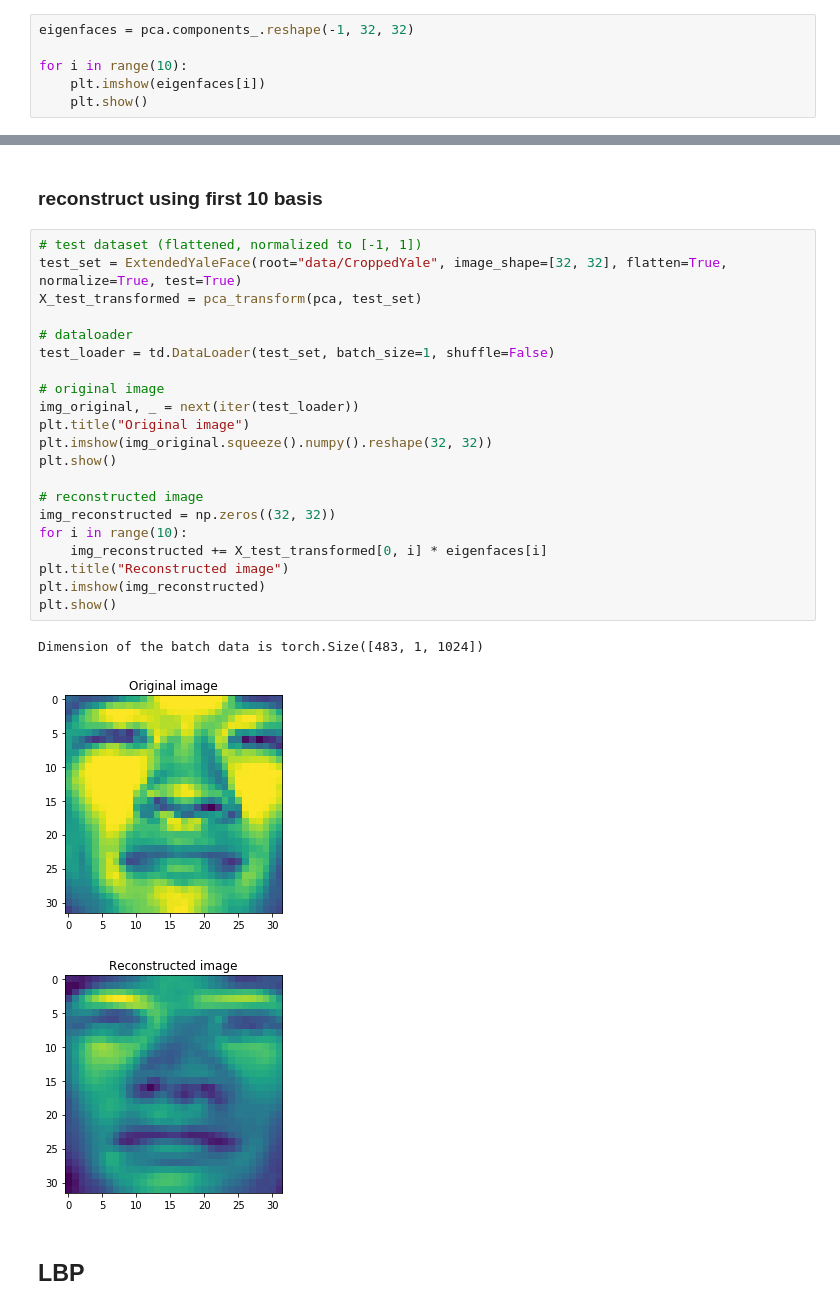
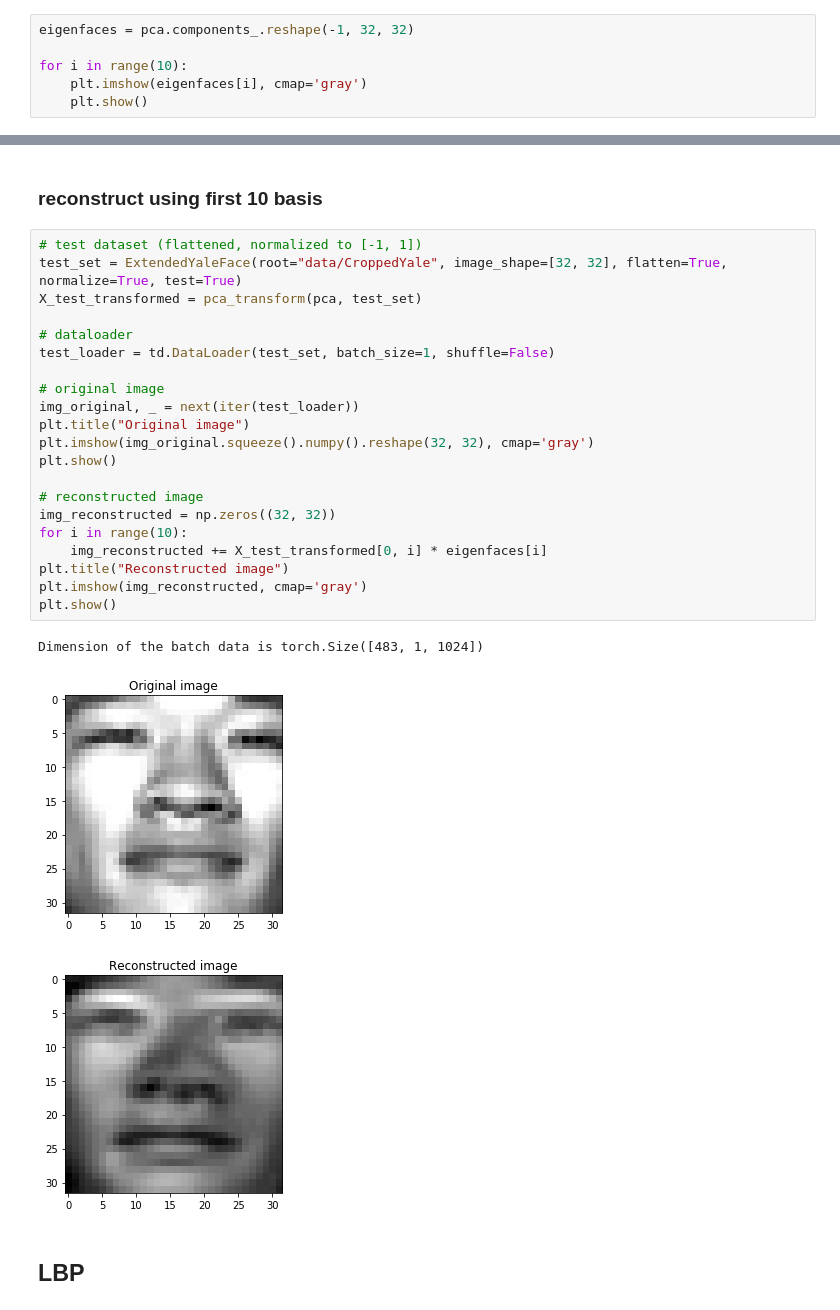
Before and after one commit to RLee-xy/Facial-Recognition-1, a Jupyter notebook: demo.ipynb, the cells around one changed output, grey strips where cells are left out. Cells and saved outputs as stored; diff of their text form.

```diff
--- a/demo.ipynb
+++ b/demo.ipynb
@@ -75,6 +101,6 @@ Dimension of the batch data is torch.Size([1931, 1, 1024])
 eigenfaces = pca.components_.reshape(-1, 32, 32)
 
 for i in range(10):
-    plt.imshow(eigenfaces[i])
+    plt.imshow(eigenfaces[i], cmap='gray')
     plt.show()
 # %% [output]
@@ -93,28 +119,28 @@ for i in range(10):
 # %%
 # test dataset (flattened, normalized to [-1, 1])
 test_set = ExtendedYaleFace(root="data/CroppedYale", image_shape=[32, 32], flatten=True, normalize=True, test=True)
 X_test_transformed = pca_transform(pca, test_set)
 
 # dataloader
 test_loader = td.DataLoader(test_set, batch_size=1, shuffle=False)
 
 # original image
 img_original, _ = next(iter(test_loader))
 plt.title("Original image")
-plt.imshow(img_original.squeeze().numpy().reshape(32, 32))
+plt.imshow(img_original.squeeze().numpy().reshape(32, 32), cmap='gray')
 plt.show()
 
 # reconstructed image
 img_reconstructed = np.zeros((32, 32))
 for i in range(10):
     img_reconstructed += X_test_transformed[0, i] * eigenfaces[i]
 plt.title("Reconstructed image")
-plt.imshow(img_reconstructed)
+plt.imshow(img_reconstructed, cmap='gray')
 plt.show()
 # %% [output]
 Dimension of the batch data is torch.Size([483, 1, 1024])
-[figure, old version]
+[figure, new version]
-[figure, old version]
+[figure, new version]
 # %% [markdown]
 ## LBP ##
 # %%
```
Also changed, not shown: parts of 8 cells of this notebook, 1 other file.
